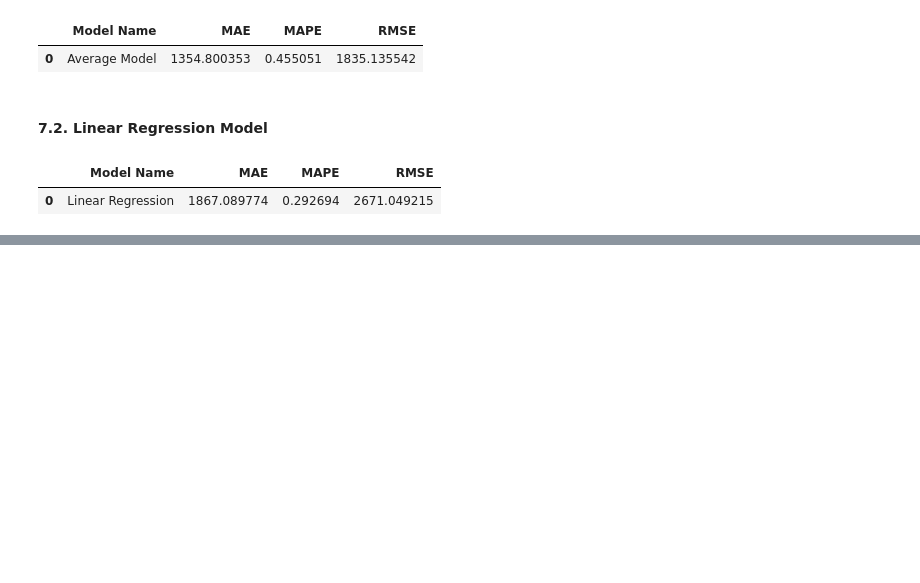
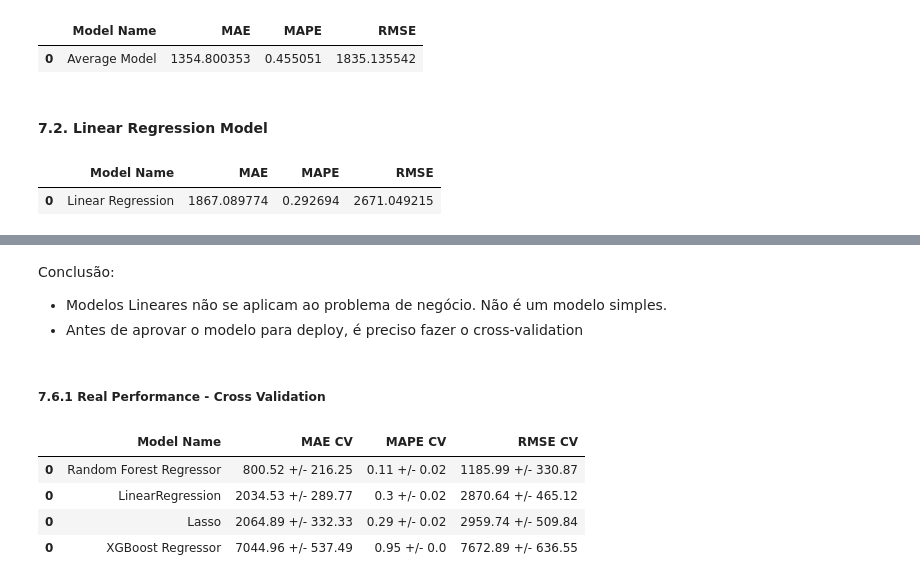
Before and after one commit to rodrigoceezar/rossmann_sales_prediction, a Jupyter notebook: m7_store_sales_prediction.ipynb, the cells around one changed output, grey strips where cells are left out. Cells and saved outputs as stored; diff of their text form; code cells hidden in the pictures; blank space fills up the shorter version.

```diff
--- a/m7_store_sales_prediction.ipynb
+++ b/m7_store_sales_prediction.ipynb
@@ -1310,0 +1388,3 @@ Nota-se que os dados não são lineares, então os modelos lineares não se apli
+# %%
+rf_result_cv = cross_validation(x_training, 5, 'Random Forest Regressor', rf,verbose=True)
+rf_result_cv
@@ -1310,0 +1428,3 @@ Nota-se que os dados não são lineares, então os modelos lineares não se apli
+# %%
+xgb_result_cv = cross_validation(x_training, 5, 'XGBoost Regressor', model_xgb,verbose=True)
+xgb_result_cv
@@ -1310,0 +1460,17 @@ Nota-se que os dados não são lineares, então os modelos lineares não se apli
+# %% [markdown]
+Conclusão:
+
+- Modelos Lineares não se aplicam ao problema de negócio. Não é um modelo simples.
+- Antes de aprovar o modelo para deploy, é preciso fazer o cross-validation
+# %% [markdown]
+##### 7.6.1 Real Performance - Cross Validation
+# %%
+model_result = pd.concat([lr_result_cv,lrr_result_cv,rf_result_cv,xgb_result_cv])
+
+model_result.sort_values('RMSE CV')
+# %% [output]
+|  | Model Name | MAE CV | MAPE CV | RMSE CV |
+| 0 | Random Forest Regressor | 800.52 +/- 216.25 | 0.11 +/- 0.02 | 1185.99 +/- 330.87 |
+| 0 | LinearRegression | 2034.53 +/- 289.77 | 0.3 +/- 0.02 | 2870.64 +/- 465.12 |
+| 0 | Lasso | 2064.89 +/- 332.33 | 0.29 +/- 0.02 | 2959.74 +/- 509.84 |
+| 0 | XGBoost Regressor | 7044.96 +/- 537.49 | 0.95 +/- 0.0 | 7672.89 +/- 636.55 |
```
Also changed, not shown: parts of 32 cells of this notebook.
